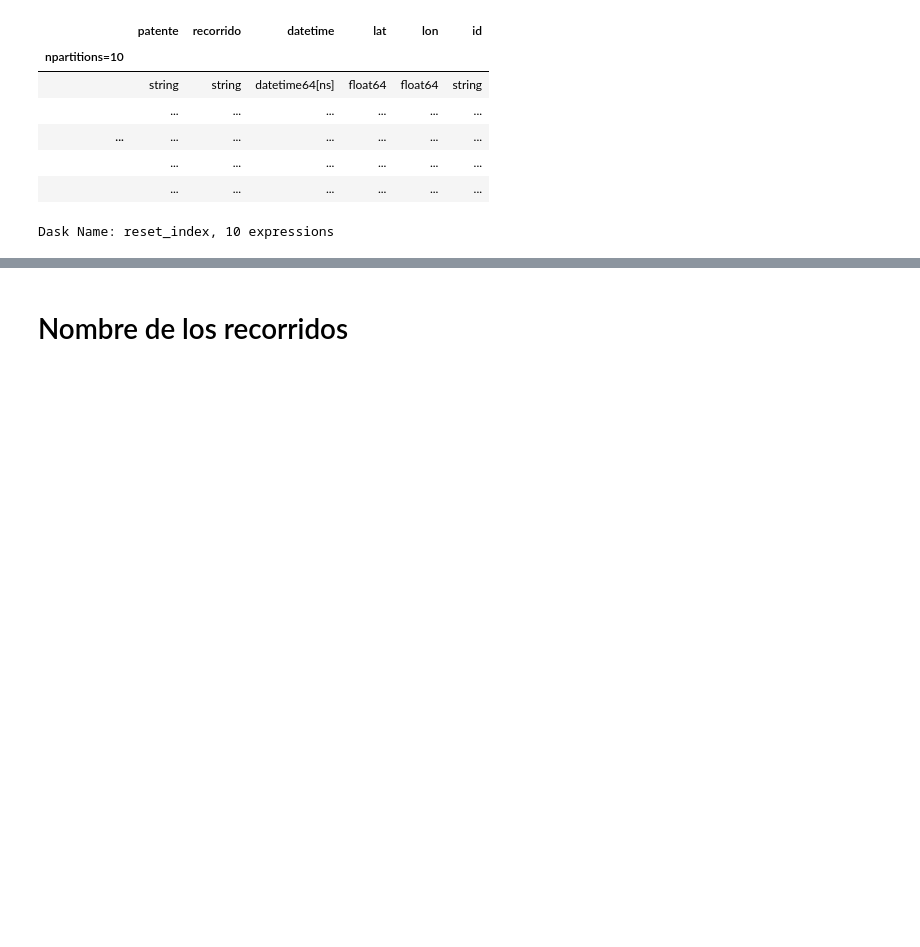
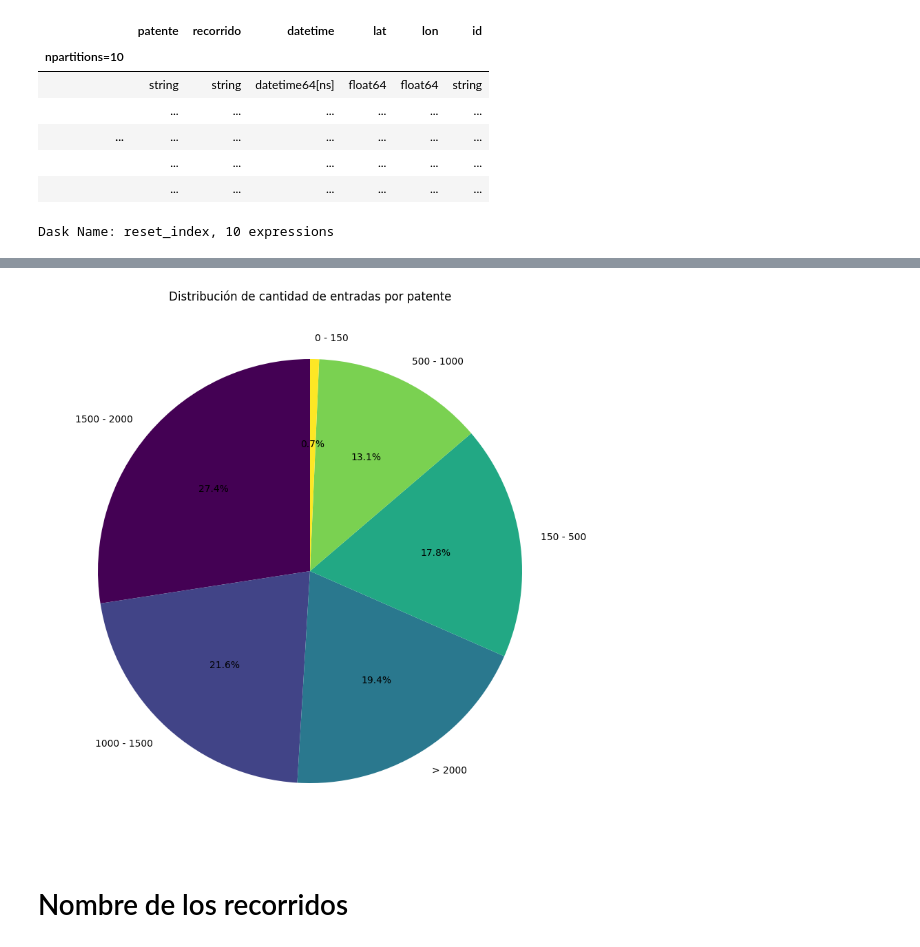
Before and after one commit to joaquincarreno/BusY, a Jupyter notebook: notebooks/00_exploration_gps.ipynb, the cells around one changed output, grey strips where cells are left out. Saved outputs shown, nothing was run; the diff lists cells and outputs as text; code cells hidden in the pictures; blank space fills up the shorter version.

```diff
--- a/notebooks/00_exploration_gps.ipynb
+++ b/notebooks/00_exploration_gps.ipynb
@@ -28,3 +59,17 @@ Dask Name: reset_index, 10 expressions
+# %%
+bins = [0, 150, 500, 1000, 1500, 2000, 2880]
+labels = ['0 - 150',  '150 - 500',  '500 - 1000',  '1000 - 1500', '1500 - 2000', '> 2000']
+
+agrupadas = pd.cut(frecuencias, bins=bins, labels=labels, include_lowest=True)
+rango_counts = agrupadas.value_counts()
+
+plt.figure(figsize=(10, 10))
+rango_counts.plot.pie(autopct='%1.1f%%', startangle=90, cmap='viridis')
+plt.title('Distribución de cantidad de entradas por patente')
+plt.ylabel('')  # Quitar la etiqueta del eje y
+plt.show()
+# %% [output]
+[figure, added]
 # %% [markdown]
 # Nombre de los recorridos
 # %%
```
Also changed, not shown: parts of 33 cells of this notebook, 1 other file.
